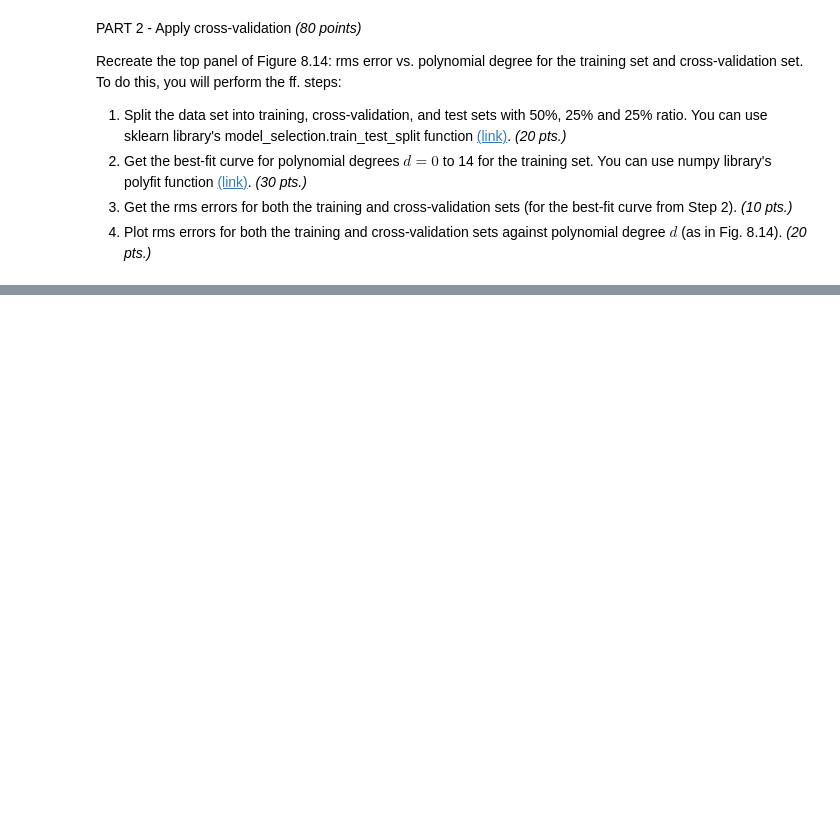
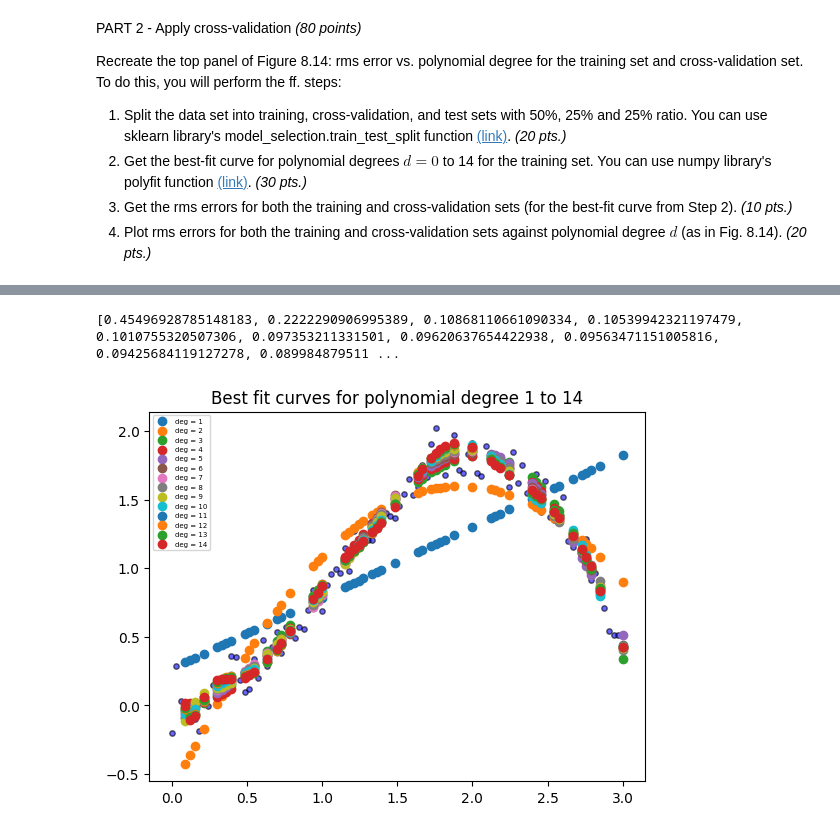
Before and after one commit to aiquiamjot/App_Physics157, a Jupyter notebook: submissions/AP157_lab_assignment_A1.ipynb, the cells around one changed output, grey strips where cells are left out. Saved outputs shown, nothing was run; the diff lists cells and outputs as text; code cells hidden in the pictures; blank space fills up the shorter version.

```diff
--- a/submissions/AP157_lab_assignment_A1.ipynb
+++ b/submissions/AP157_lab_assignment_A1.ipynb
@@ -55,0 +67,37 @@ Recreate the top panel of Figure 8.14: rms error vs. polynomial degree for the t
+# %%
+from sklearn.model_selection import train_test_split
+
+x_train, x_test, y_train, y_test = train_test_split(x_points,y_points, train_size=0.5)
+x_val, x_test, y_val, y_test = train_test_split(x_test,y_test, train_size=0.5)
+
+dd = []
+for i in range(len(x_train)):
+    dd.append([x_train[i],y_train[i]])
+
+dd.sort()
+# print(x_train)
+# print(x_val)
+# print(x_test)
+# %%
+rmse = []; rmse2=[]
+
+plt.scatter(x_points, y_points, color = 'blue', alpha = 0.6, edgecolor='black', s = 15)
+
+for i in range(1,15):
+    k = np.polyfit(x_train,y_train,i)
+    p = np.poly1d(k)
+    x_curve = np.linspace(min(x_train),max(x_train),len(x_train))
+    y_curve = p(x_train)
+
+    plt.scatter(x_train,y_curve,label = 'deg = '+str(i))
+    plt.title('Best fit curves for polynomial degree 1 to 14')
+    plt.legend(loc='upper left',fontsize=5)
+
+    rmse.append(np.sqrt(np.sum(((y_train-y_curve))**2)/len(x_train)))
+    rmse2.append(np.sqrt(np.sum(((y_val-p(x_val)))**2)/len(x_val)))
+
+
+print(rmse)
+# %% [output]
+[0.45496928785148183, 0.2222290906995389, 0.10868110661090334, 0.10539942321197479, 0.1010755320507306, 0.097353211331501, 0.09620637654422938, 0.09563471151005816, 0.09425684119127278, 0.089984879511 ...
+[figure, added]
```
Also changed, not shown: parts of 8 cells of this notebook.
